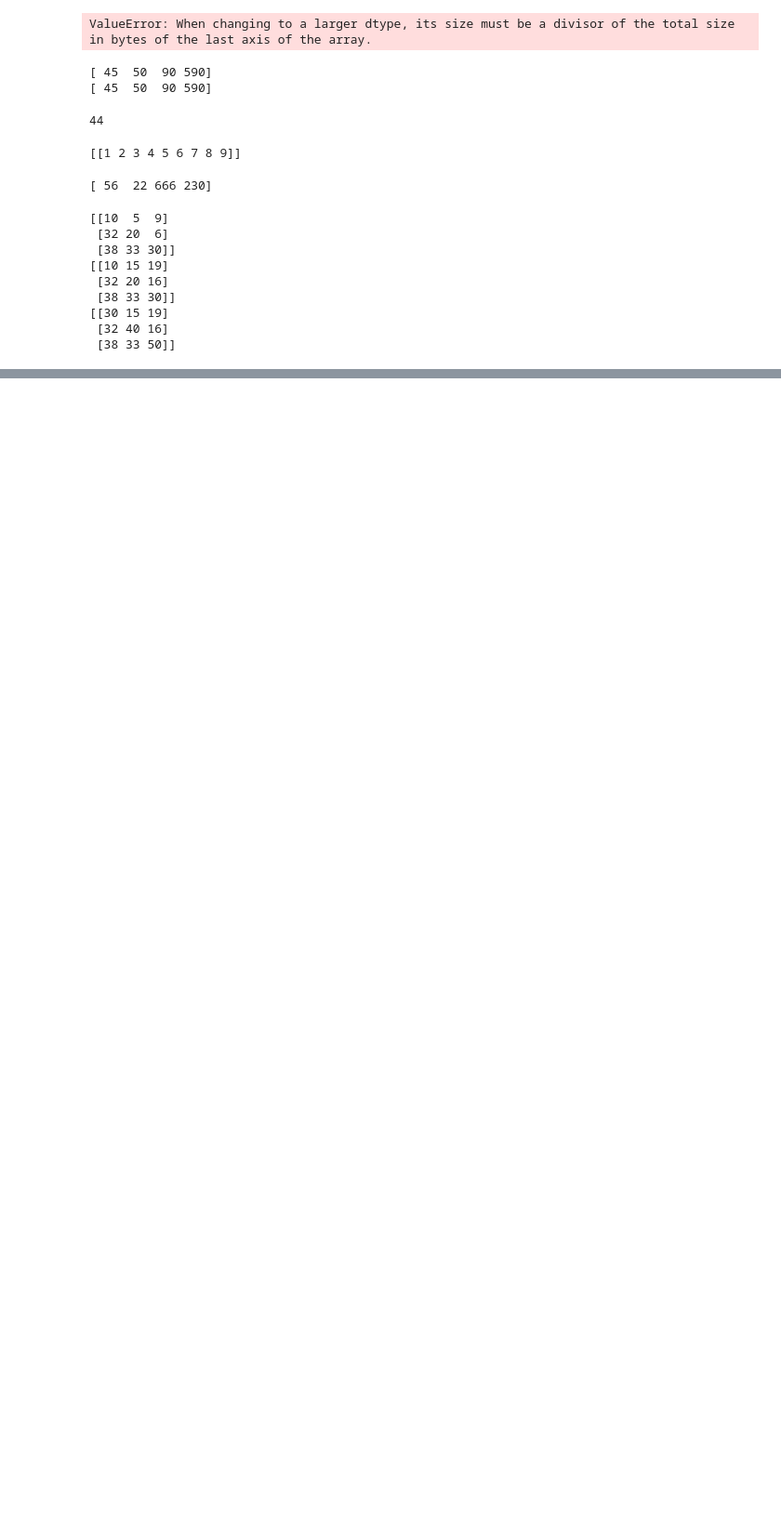
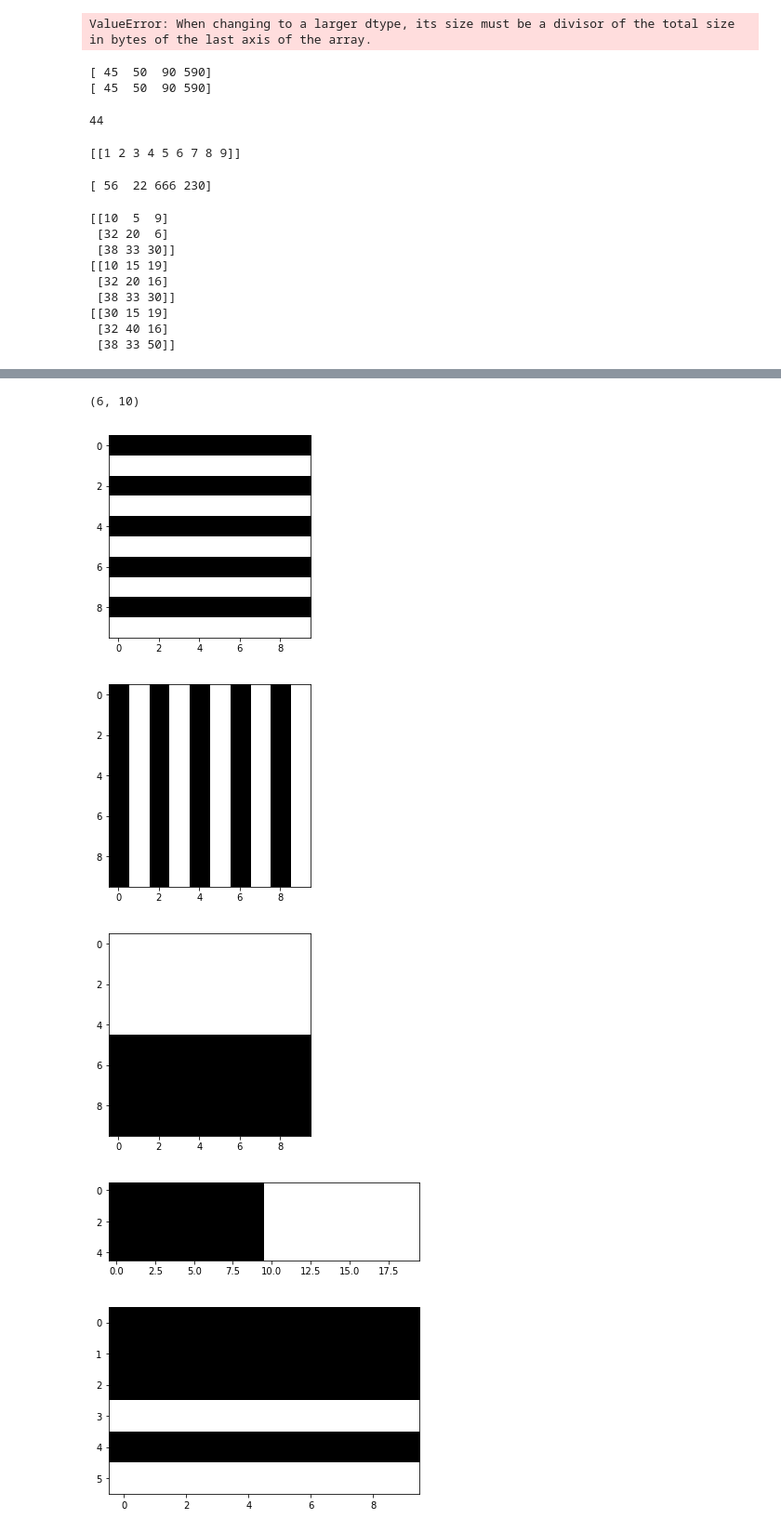
Before and after one commit to sachinlamba/Python4DSLex, a Jupyter notebook: learnLex.ipynb, the cells around one changed output, grey strips where cells are left out. Shown: that part at 93% size. Saved outputs shown, nothing was run; the diff lists cells and outputs as text; code cells hidden in the pictures; blank space fills up the shorter version.

```diff
--- a/learnLex.ipynb
+++ b/learnLex.ipynb
@@ -303,0 +334,35 @@ print(mat)
+# %%
+# Original
+img = imread(os.path.join(data_dir, 'checker_bilevel.png'))
+plt.figure()
+plt.imshow(img, cmap = 'Greys')
+
+# transpose
+img_t = img.T;
+plt.figure()
+plt.imshow(img_t, cmap='Greys')
+
+# Sort : this one is only inline, in all these 4 operations..
+img_sort = img.copy()
+img_sort.sort(axis=0)
+plt.figure()
+plt.imshow(img_sort, cmap='Greys')
+
+# Reshape
+img_reshape = img.reshape(5, 20)
+plt.figure()
+plt.imshow(img_reshape, cmap='Greys')
+
+# Compress
+img_comp = img.copy()
+img_comp = img_comp.compress([True, False, True, False, 0, 0, 1, 1, 1, 1], axis=0)
+plt.figure()
+plt.imshow(img_comp, cmap='Greys')
+print(img_comp.shape)
+# %% [output]
+(6, 10)
+[figure, added]
+[figure, added]
+[figure, added]
+[figure, added]
+[figure, added]
```
Also changed, not shown: parts of 3 cells of this notebook.
